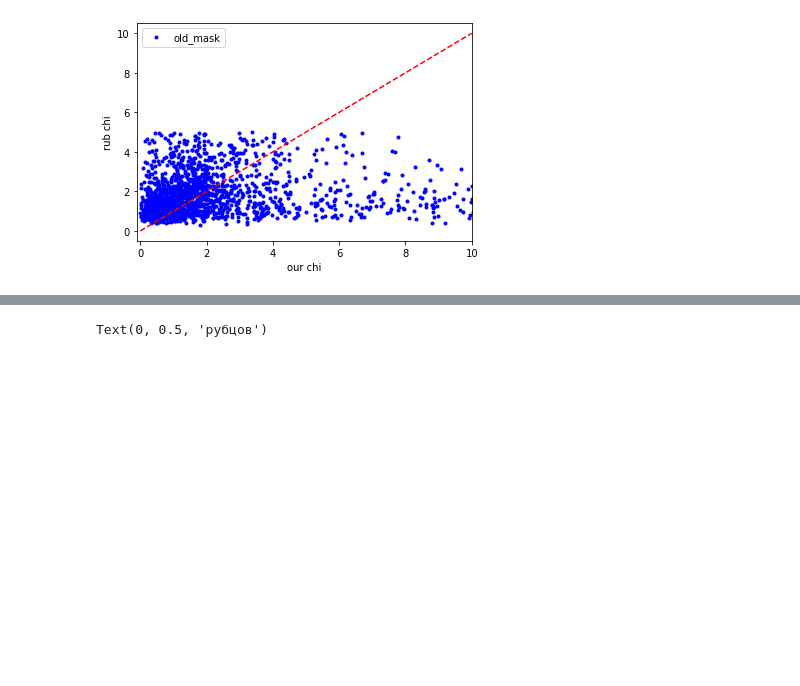
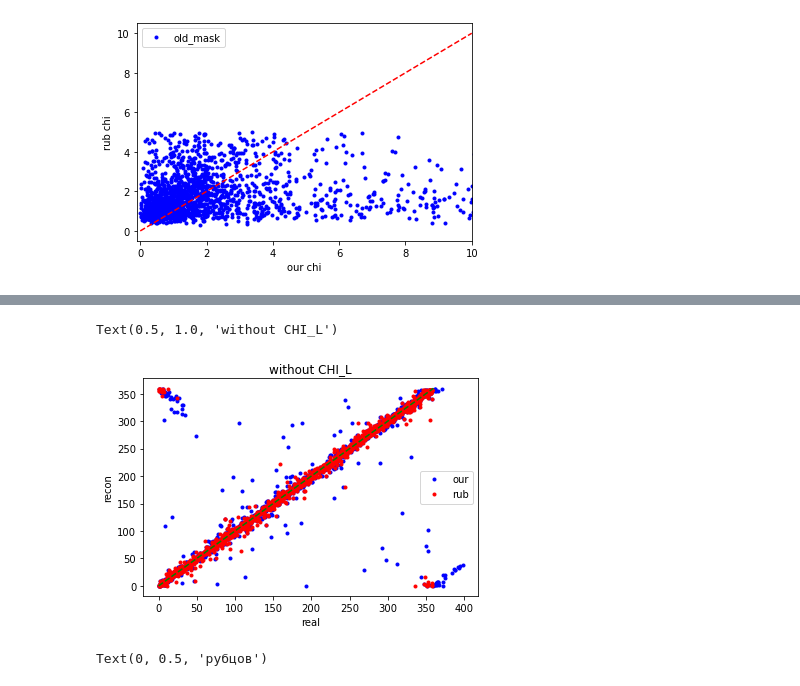
Before and after one commit to fitagdinov/Telescope_Array, a Jupyter notebook: Parameters_all/Notebooks/main_parameters.ipynb, the cells around one changed output, grey strips where cells are left out. Saved outputs shown, nothing was run; the diff lists cells and outputs as text; code cells hidden in the pictures; blank space fills up the shorter version.

```diff
--- a/Parameters_all/Notebooks/main_parameters.ipynb
+++ b/Parameters_all/Notebooks/main_parameters.ipynb
@@ -271,3 +318,15 @@ Text(0.5, 1.0, 'without CHI_L')
+# %%
+# withot chiL
+plt.plot(tf.math.abs(params_list[-1,:,2]*180/3.1415),phi[:,0]*180/3.1415,'b.',label='our')
+plt.plot(recos[:,1],phi[:,0]*180/3.1415,'r.',label='rub')
+plt.plot([0,360],[0,360],'g--')
+plt.legend()
+plt.xlabel('real')
+plt.ylabel('recon')
+plt.title('without CHI_L')
+# %% [output]
+Text(0.5, 1.0, 'without CHI_L')
+[figure, added]
 # %%
 plt.plot(tf.math.abs(params_list[-1,:,4]),S800[:,0],'b.',label='our')
 plt.plot([0,360],[0,360],'r--')
```
Also changed, not shown: parts of 23 cells of this notebook, 3 other files.
